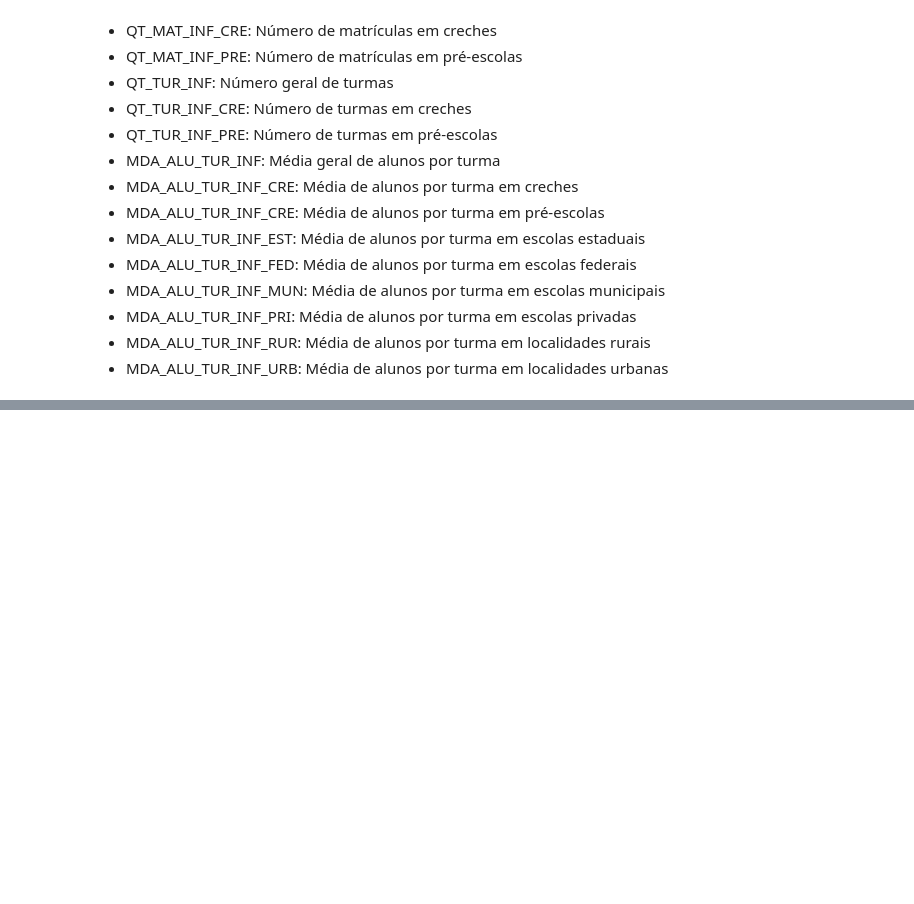
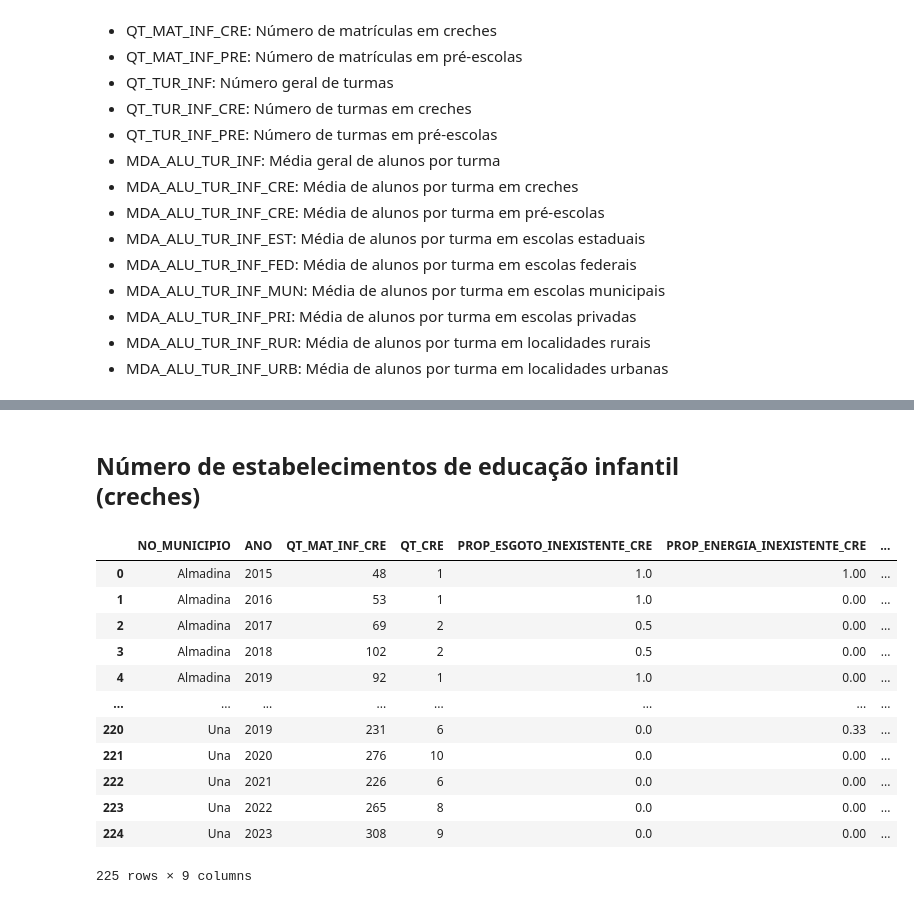
Before and after one commit to matheusssilva991/tj_educacao, a Jupyter notebook: src/tmp.ipynb, the cells around one changed output, grey strips where cells are left out. Saved outputs shown, nothing was run; the diff lists cells and outputs as text; code cells hidden in the pictures; blank space fills up the shorter version.

Commit message:
feat: numero estabelecimentos creches

```diff
--- a/src/tmp.ipynb
+++ b/src/tmp.ipynb
@@ -1,6 +1,8 @@
 # %%
 import pandas as pd
 import numpy as np
+
+pd.set_option('future.no_silent_downcasting', True)
 # %% [markdown]
 # Dados observatório educacional
 # %% [markdown]
@@ -31,7 +33,7 @@ def fill_NaN_and_Infs_all(df: pd.DataFrame) -> pd.DataFrame:
         df_copy = fill_NaN_and_Infs(df_copy, column)
     return df_copy
 
-def replace_nao_aplicavel(df: pd.DataFrame, columns: str) -> pd.DataFrame:
+def replace_nao_aplicavel(df: pd.DataFrame, columns: list[str]) -> pd.DataFrame:
     df_copy = df.copy()
     for column in columns:
         df_copy[column] = df_copy[column].replace("Não aplicável", 0)
@@ -56,6 +58,22 @@ def get_mean_columns_pivoted(df: pd.DataFrame, mean_columns: list[str], pivot_co
                     aggfunc='sum', fill_value=0).reset_index()
 
     return df_copy
+
+def replace_sim_nao_to_binary(df: pd.DataFrame, columns: list[str]) -> pd.DataFrame:
+    df_copy = df.copy()
+    for column in columns:
+        df_copy[column] = df_copy[column].replace(r'\bSim\b', 1, regex=True)
+        df_copy[column] = df_copy[column].replace(r'\bNão\b', 0, regex=True)
+        df_copy[column] = df_copy[column].astype(int)
+    return df_copy
+
+def get_prop_columns(df: pd.DataFrame, first_column: str, second_column: str) -> pd.Series:
+    df_copy = df[[first_column, second_column]].copy()
+    df_copy['PROP'] = df_copy[first_column] / df_copy[second_column]
+    df_copy = fill_NaN_and_Infs(df_copy, 'PROP')
+    df_copy['PROP'] = df_copy['PROP'].apply(lambda x: 0 if x > 1 else x)
+    df_copy['PROP'] = df_copy['PROP'].round(2)
+    return df_copy['PROP']
 # %% [markdown]
 ## Dados mais específicos da educação infantil dos municípios
 # %%
@@ -174,0 +172,56 @@ df[(df['NO_MUNICIPIO'] == 'Almadina') & (df['ANO'] == 2015)][['NO_MUNICIPIO', 'A
+# %% [markdown]
+## Número de estabelecimentos de educação infantil (creches)
+# %%
+columns_to_replace = [
+    "IN_AGUA_INEXISTENTE",
+    "IN_ESGOTO_INEXISTENTE",
+    "IN_ENERGIA_INEXISTENTE",
+    "IN_AGUA_POTAVEL",
+    "IN_BANHEIRO_EI",
+]
+columns = ["QT_MAT_INF_CRE"] + columns_to_replace
+
+df_estab_cre = df[["NO_MUNICIPIO", "ANO"] + columns].copy()
+
+df_estab_cre = replace_sim_nao_to_binary(df_estab_cre, columns_to_replace)
+df_estab_cre = replace_nao_aplicavel(df_estab_cre, columns)
+df_estab_cre["QT_CRE"] = df_estab_cre["QT_MAT_INF_CRE"].apply(
+    lambda x: 1 if x > 0 else 0
+)
+
+df_estab_cre = df_estab_cre.groupby(by=["NO_MUNICIPIO", "ANO"], as_index=False).sum(
+    numeric_only=True
+)
+df_estab_cre
+
+df_estab_cre["PROP_ESGOTO_INEXISTENTE_CRE"] = get_prop_columns(
+    df_estab_cre, "IN_ESGOTO_INEXISTENTE", "QT_CRE"
+)
+df_estab_cre["PROP_ENERGIA_INEXISTENTE_CRE"] = get_prop_columns(
+    df_estab_cre, "IN_ENERGIA_INEXISTENTE", "QT_CRE"
+)
+df_estab_cre["PROP_AGUA_INEXISTENTE_CRE"] = get_prop_columns(
+    df_estab_cre, "IN_AGUA_INEXISTENTE", "QT_CRE"
+)
+df_estab_cre["PROP_AGUA_POTAVEL_CRE"] = get_prop_columns(
+    df_estab_cre, "IN_AGUA_POTAVEL", "QT_CRE"
+)
+df_estab_cre["PROP_BANHEIRO_EI_CRE"] = get_prop_columns(
+    df_estab_cre, "IN_BANHEIRO_EI", "QT_CRE"
+)
+df_estab_cre = df_estab_cre.drop(columns=columns_to_replace)
+df_estab_cre
+# %% [output]
+|  | NO_MUNICIPIO | ANO | QT_MAT_INF_CRE | QT_CRE | PROP_ESGOTO_INEXISTENTE_CRE | PROP_ENERGIA_INEXISTENTE_CRE | ... |
+| 0 | Almadina | 2015 | 48 | 1 | 1.0 | 1.00 | ... |
+| 1 | Almadina | 2016 | 53 | 1 | 1.0 | 0.00 | ... |
+| 2 | Almadina | 2017 | 69 | 2 | 0.5 | 0.00 | ... |
+| 3 | Almadina | 2018 | 102 | 2 | 0.5 | 0.00 | ... |
+| 4 | Almadina | 2019 | 92 | 1 | 1.0 | 0.00 | ... |
+| ... | ... | ... | ... | ... | ... | ... | ... |
+| 220 | Una | 2019 | 231 | 6 | 0.0 | 0.33 | ... |
+| 221 | Una | 2020 | 276 | 10 | 0.0 | 0.00 | ... |
+| 222 | Una | 2021 | 226 | 6 | 0.0 | 0.00 | ... |
+| 223 | Una | 2022 | 265 | 8 | 0.0 | 0.00 | ... |
+| 224 | Una | 2023 | 308 | 9 | 0.0 | 0.00 | ... |
+225 rows × 9 columns
```
Also changed, not shown: parts of 3 cells of this notebook, 1 other file.
